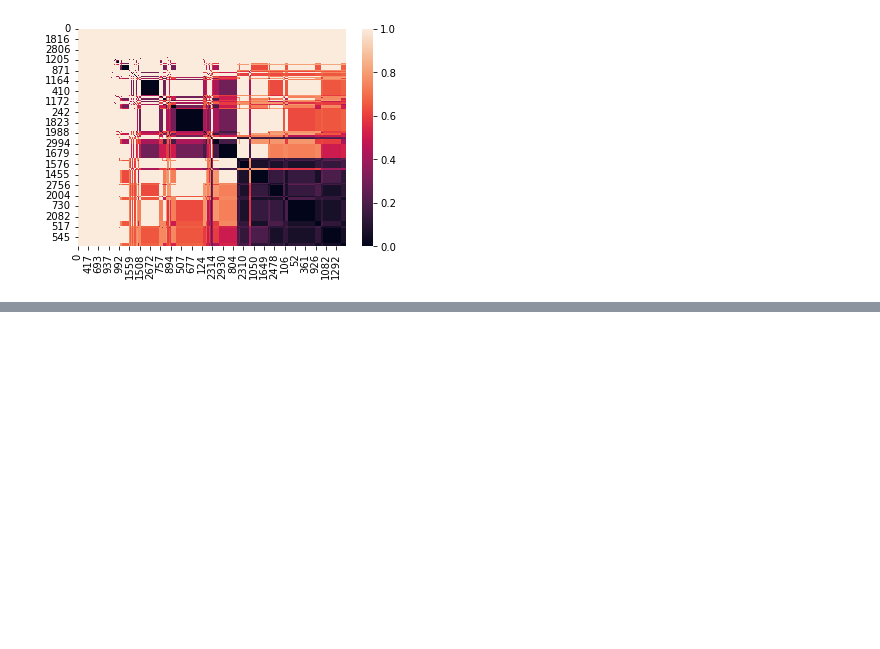
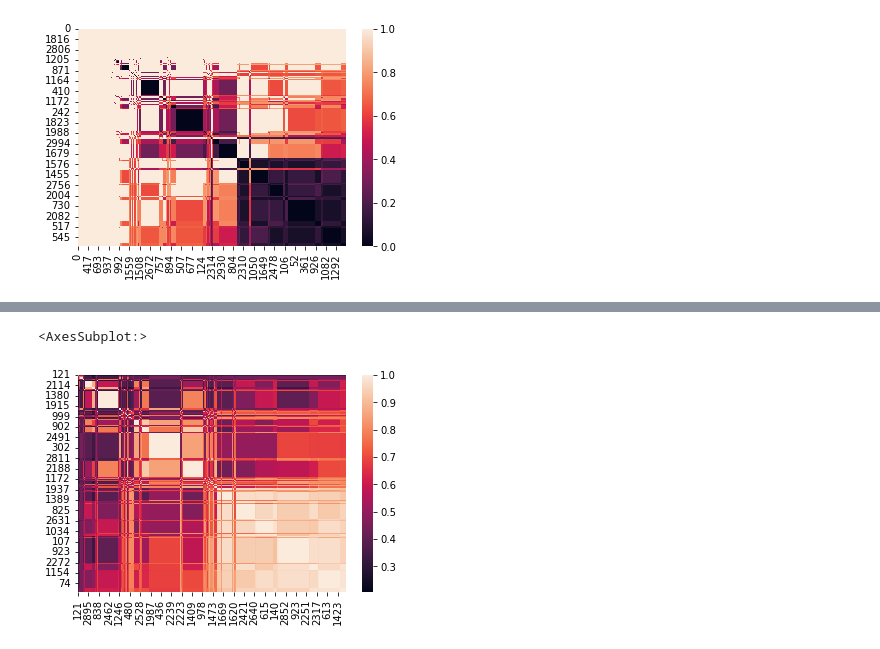
Before and after one commit to lucasmadda/On-Semantically-Aware-Data-Science-An-Application-of-the-Disease-Ontology-DO-to-Clustering-COVID, a Jupyter notebook: Groupwise similarities.ipynb, the cells around one changed output, grey strips where cells are left out. Cells and saved outputs as stored; diff of their text form; code cells hidden in the pictures; blank space fills up the shorter version.

```diff
--- a/Groupwise similarities.ipynb
+++ b/Groupwise similarities.ipynb
@@ -75,0 +73,6 @@ for i in groupwise_wang_sims.index:
+# %%
+t = groupwise_wang_sims[groupwise_wang_sims.sum() != 0].index
+t = groupwise_wang_sims[groupwise_wang_sims.sum() != 0].loc[t,t]
+sort = t.mean().sort_values().index
+t = t.loc[sort,sort]
+t
@@ -75,0 +93,5 @@ for i in groupwise_wang_sims.index:
+# %%
+sns.heatmap(t)
+# %% [output]
+<AxesSubplot:>
+[figure, added]
```
Also changed, not shown: parts of 12 cells of this notebook, 5 other files.
